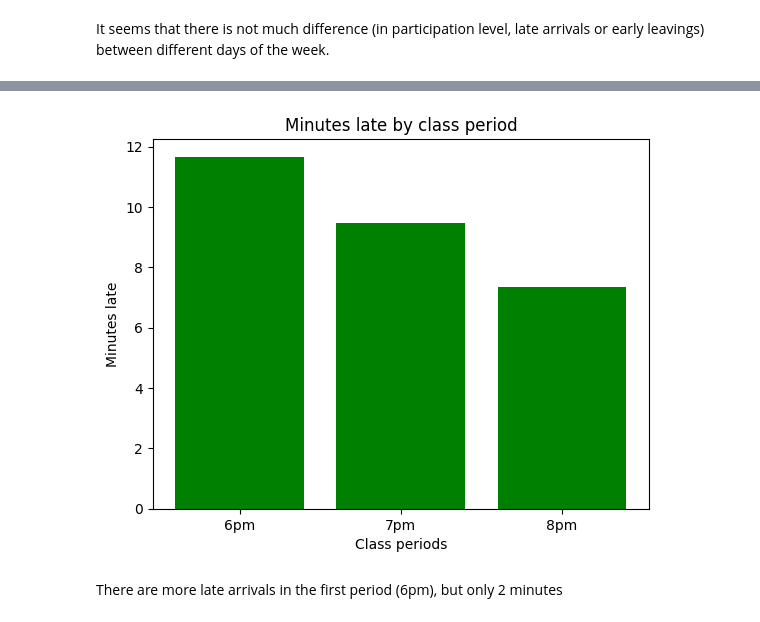
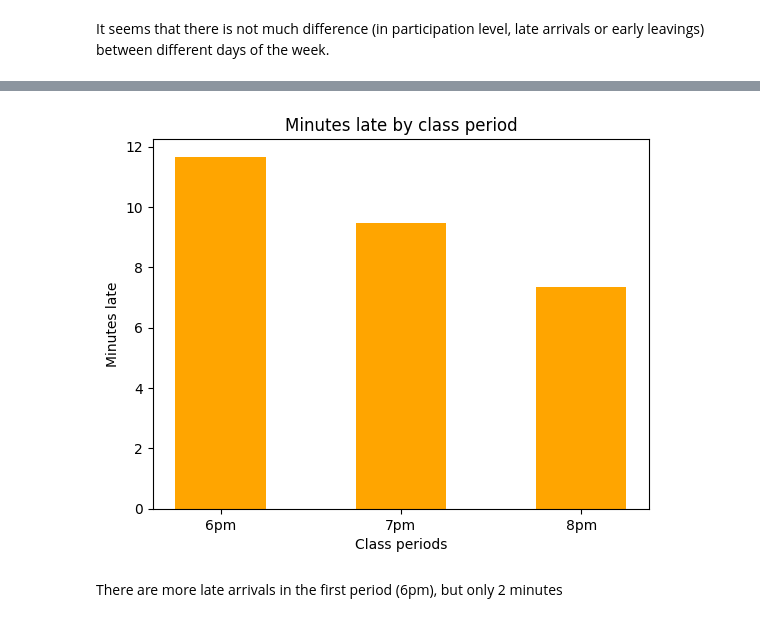
Before and after one commit to tthvan/Customer-Retention-Analysis, a Jupyter notebook: cleanin.ipynb, the cells around one changed output, grey strips where cells are left out. Saved outputs shown, nothing was run; the diff lists cells and outputs as text; code cells hidden in the pictures.

```diff
--- a/cleanin.ipynb
+++ b/cleanin.ipynb
@@ -1078,13 +1092,13 @@ hour_stats
 # %%
 classes = ['6pm', '7pm', '8pm']
 
-plt.bar(range(len(classes)), hour_stats['minutes_late'], color='green')
+plt.bar(range(len(classes)), hour_stats['minutes_late'], color='orange', width=0.5)
 plt.xlabel('Class periods')
 plt.ylabel('Minutes late')
 plt.title('Minutes late by class period')
 plt.xticks(range(len(classes)), classes)
 plt.show()
 # %% [output]
-[figure, old version]
+[figure, new version]
 # %% [markdown]
 There are more late arrivals in the first period (6pm), but only 2 minutes
```
Also changed, not shown: parts of 11 cells of this notebook.
